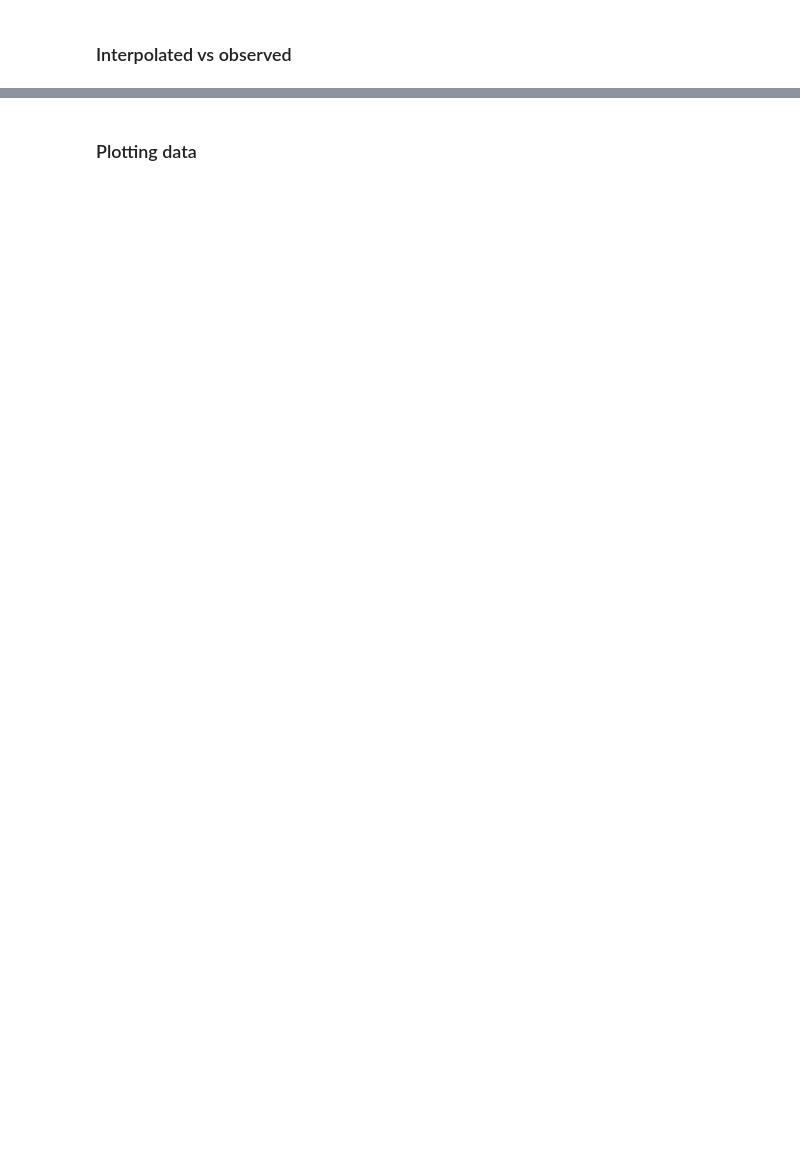
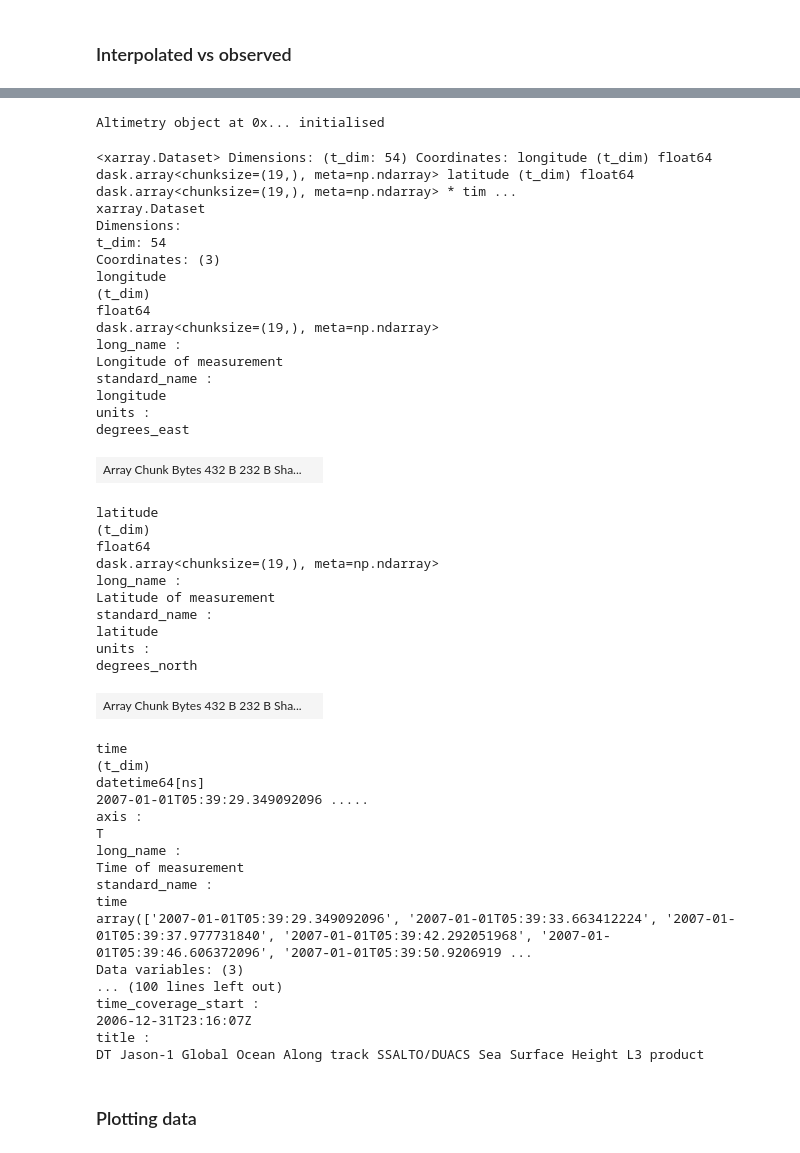
Before and after one commit to British-Oceanographic-Data-Centre/COAsT, a Jupyter notebook: example_scripts/notebooks/altimetry_tutorial.ipynb, the cells around one changed output, grey strips where cells are left out. Cells and saved outputs as stored; diff of their text form; code cells hidden in the pictures; blank space fills up the shorter version.

```diff
--- a/example_scripts/notebooks/altimetry_tutorial.ipynb
+++ b/example_scripts/notebooks/altimetry_tutorial.ipynb
@@ -58,18 +195,61 @@ stats = altimetry.basic_stats("ocean_tide_standard_name", "interp_ssh")
 # %%
-# Take a look inside stats.dataset to see all of the new variables. When using
-# basic stats, the returned object is also an Altimetry object, so all of the
-# same methods can be applied. Alternatively, if you want to save the new
-# metrics to the original altimetry object, set create_new_object = False.
-#
 # Now we will do a more complex comparison using the Continuous Ranked
 # Probability Score (CRPS). For this, we need to hand over the model object,
 # a model variable and an observed variable. We also give it a neighbourhood
 # radius in km (nh_radius).
 crps = altimetry.crps(nemo, model_var_name="ssh", obs_var_name="ocean_tide_standard_name", nh_radius=20)
 
-# Again, take a look inside crps.dataset to see some new variables. Similarly
-# to basic_stats, create_new_object can be set to false to save output to
+# Again, take a look inside `crps.dataset` to see some new variables. Similarly
+# to basic_stats, `create_new_object` keyword arg can be set to `false` to save output to
 # the original altimetry object.
+
+crps.dataset
+# %% [output]
+Altimetry object at 0x... initialised
+<xarray.Dataset> Dimensions: (t_dim: 54) Coordinates: longitude (t_dim) float64 dask.array<chunksize=(19,), meta=np.ndarray> latitude (t_dim) float64 dask.array<chunksize=(19,), meta=np.ndarray> * tim ...
+xarray.Dataset
+Dimensions:
+t_dim: 54
+Coordinates: (3)
+longitude
+(t_dim)
+float64
+dask.array<chunksize=(19,), meta=np.ndarray>
+long_name :
+Longitude of measurement
+standard_name :
+longitude
+units :
+degrees_east
+| Array Chunk Bytes 432 B 232 B Sha... |  |
+latitude
+(t_dim)
+float64
+dask.array<chunksize=(19,), meta=np.ndarray>
+long_name :
+Latitude of measurement
+standard_name :
+latitude
+units :
+degrees_north
+| Array Chunk Bytes 432 B 232 B Sha... |  |
+time
+(t_dim)
+datetime64[ns]
+2007-01-01T05:39:29.349092096 .....
+axis :
+T
+long_name :
+Time of measurement
+standard_name :
+time
+array(['2007-01-01T05:39:29.349092096', '2007-01-01T05:39:33.663412224', '2007-01-01T05:39:37.977731840', '2007-01-01T05:39:42.292051968', '2007-01-01T05:39:46.606372096', '2007-01-01T05:39:50.9206919 ...
+Data variables: (3)
+... (100 lines left out)
+time_coverage_start :
+2006-12-31T23:16:07Z
+title :
+DT Jason-1 Global Ocean Along track SSALTO/DUACS Sea Surface Height L3 product
 # %% [markdown]
 ### Plotting data
 # %%
```
Also changed, not shown: parts of 11 cells of this notebook, 1 other file.
